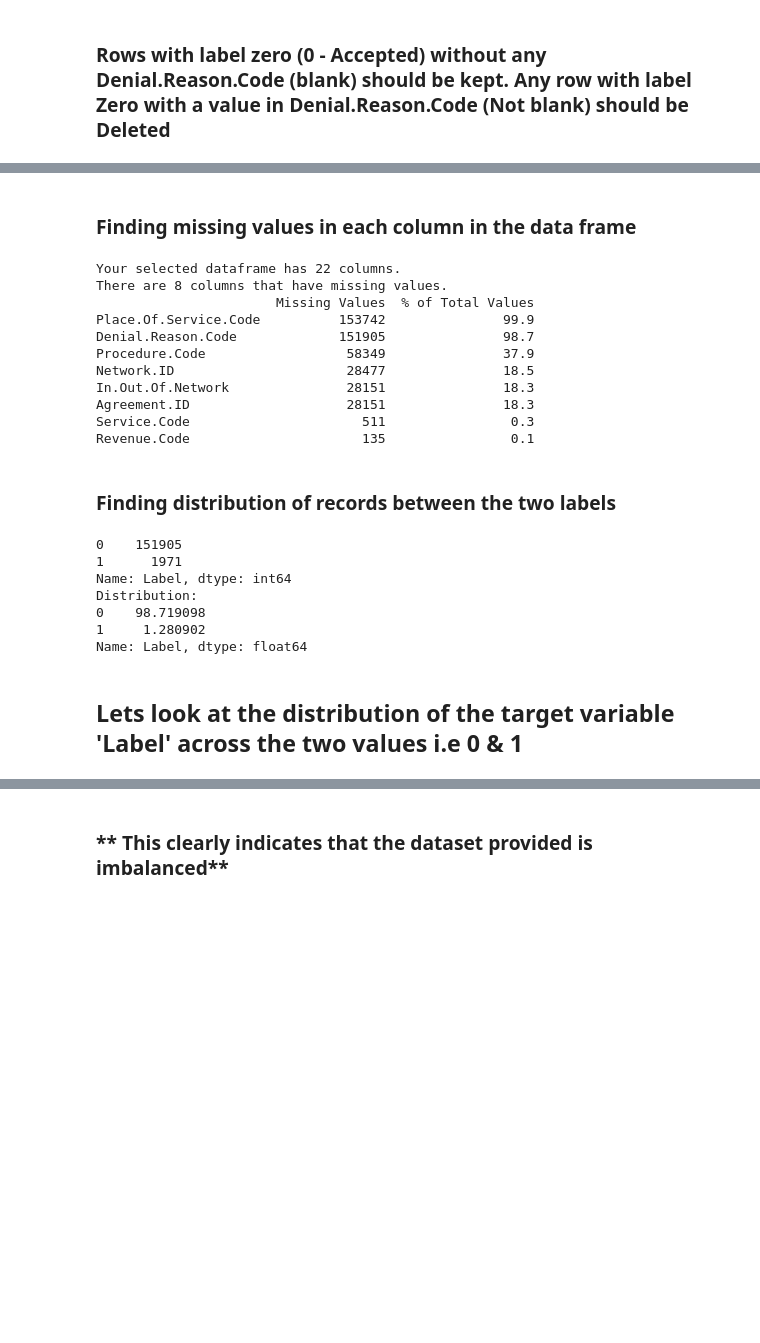
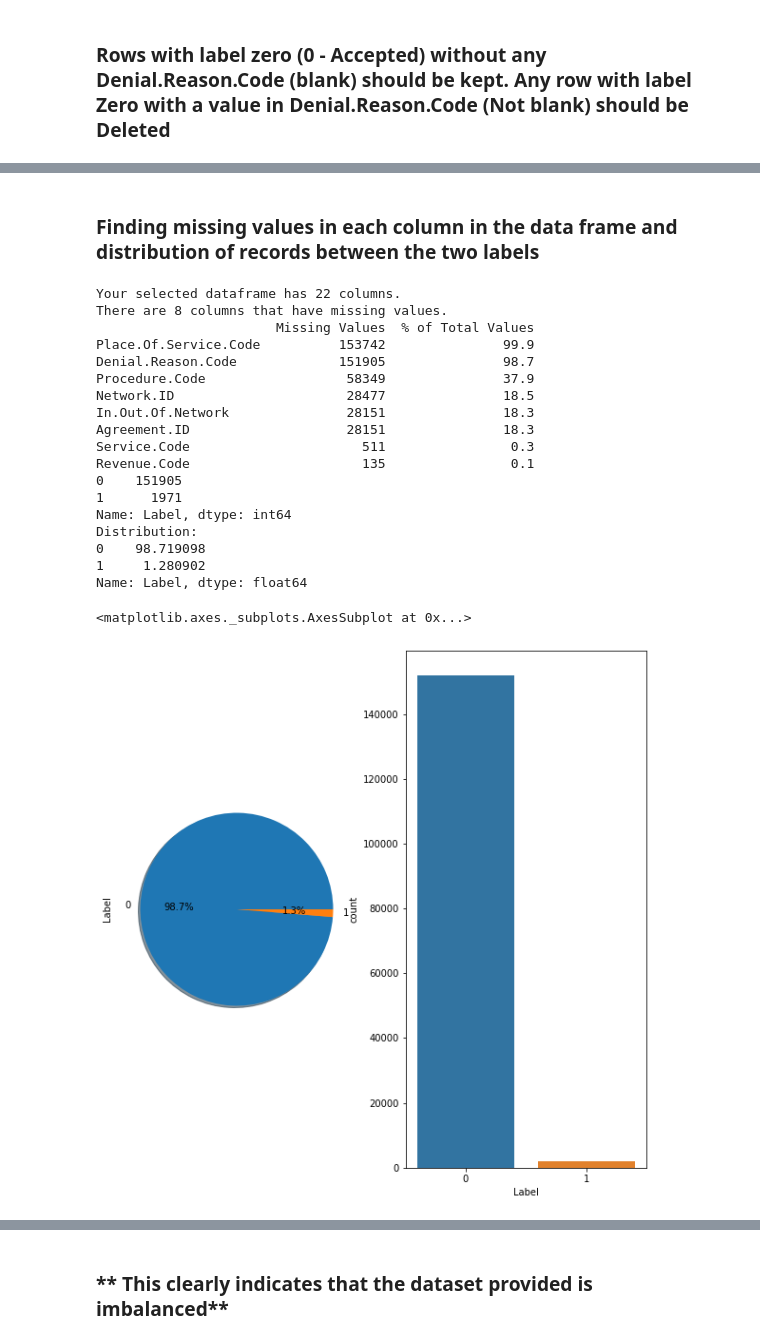
Before and after one commit to aimlbits16/Group_16, a Jupyter notebook: CapstoneProject_Preprocessing_Portion.ipynb, the cells around one changed output, grey strips where cells are left out. Saved outputs shown, nothing was run; the diff lists cells and outputs as text; code cells hidden in the pictures; blank space fills up the shorter version.

```diff
--- a/CapstoneProject_Preprocessing_Portion.ipynb
+++ b/CapstoneProject_Preprocessing_Portion.ipynb
@@ -231,56 +454,32 @@ Denial.Reason.Code    0
 Label                 0
 dtype: int64
 # %% [markdown]
-### Finding missing values in each column in the data frame
+### Finding missing values in each column in the data frame and distribution of records between the two labels
-# %%
-#% of missing values in each column:
-def find_missing_values_func(df):    # Input parameter is dataframe
-    mis_val = df.isnull().sum()
-    mis_val_percent = 100 * df.isnull().sum() / len(df)
-    mis_val_table = pd.concat([mis_val, mis_val_percent], axis=1)
-    mis_val_table_ren_columns = mis_val_table.rename(
-        columns = {0 : 'Missing Values', 1 : '% of Total Values'})
-    mis_val_table_ren_columns = mis_val_table_ren_columns[
-        mis_val_table_ren_columns.iloc[:,1] != 0].sort_values(
-        '% of Total Values', ascending=False).round(1)
-    print ("Your selected dataframe has " + str(df.shape[1]) + " columns.\n"
-           "There are " + str(mis_val_table_ren_columns.shape[0]) +
-           " columns that have missing values.")
-    return mis_val_table_ren_columns
-
-def drop_missing_values(df, percentage):
-    columns = df.columns
-    percent_missing = df.isnull().sum()*100/len(df)
-    missing_value_df = pd.DataFrame({'column_name': columns, 'percent_missing':percent_missing})
-    missing_drop = list(missing_value_df[missing_value_df.percent_missing>percentage].column_name)
-    df = df.drop(missing_drop, axis=1)
-    return df
-
-print(find_missing_values_func(df_data))
-# %% [output]
-Your selected dataframe has 22 columns.
-There are 8 columns that have missing values.
-                       Missing Values  % of Total Values
-Place.Of.Service.Code          153742               99.9
-Denial.Reason.Code             151905               98.7
-Procedure.Code                  58349               37.9
-Network.ID                      28477               18.5
-In.Out.Of.Network               28151               18.3
-Agreement.ID                    28151               18.3
-Service.Code                      511                0.3
-Revenue.Code                      135                0.1
-# %% [markdown]
-### Finding distribution of records between the two labels
 # %%
+print(find_missing_values_func(df_data))
 print(df_data['Label'].value_counts())
+fig, ax = plt.subplots(1, 2, figsize=(10, 10))
 print('Distribution:\n{}'.format((df_data['Label'].value_counts()/ df_data['Label'].count())*100))
+df_data['Label'].value_counts().plot.pie(autopct='%1.1f%%', shadow=True,figsize=(10, 10), ax = ax[0])
+sns.countplot(df_data['Label'], ax=ax[1])
 # %% [output]
+Your selected dataframe has 22 columns.
+There are 8 columns that have missing values.
+                       Missing Values  % of Total Values
+Place.Of.Service.Code          153742               99.9
+Denial.Reason.Code             151905               98.7
+Procedure.Code                  58349               37.9
+Network.ID                      28477               18.5
+In.Out.Of.Network               28151               18.3
+Agreement.ID                    28151               18.3
+Service.Code                      511                0.3
+Revenue.Code                      135                0.1
 0    151905
 1      1971
 Name: Label, dtype: int64
 Distribution:
 0    98.719098
 1     1.280902
 Name: Label, dtype: float64
+<matplotlib.axes._subplots.AxesSubplot at 0x...>
+[figure, added]
-# %% [markdown]
-## Lets look at the distribution of the target variable 'Label' across the two values i.e 0 & 1
```
Also changed, not shown: parts of 113 cells of this notebook.
